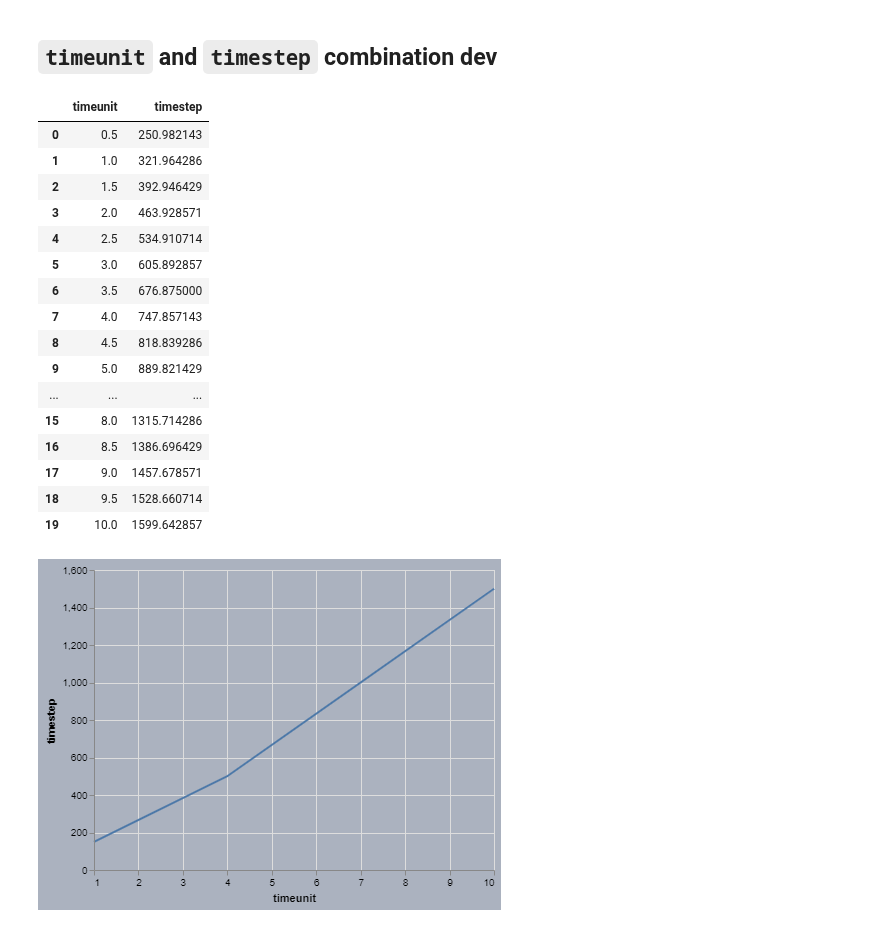
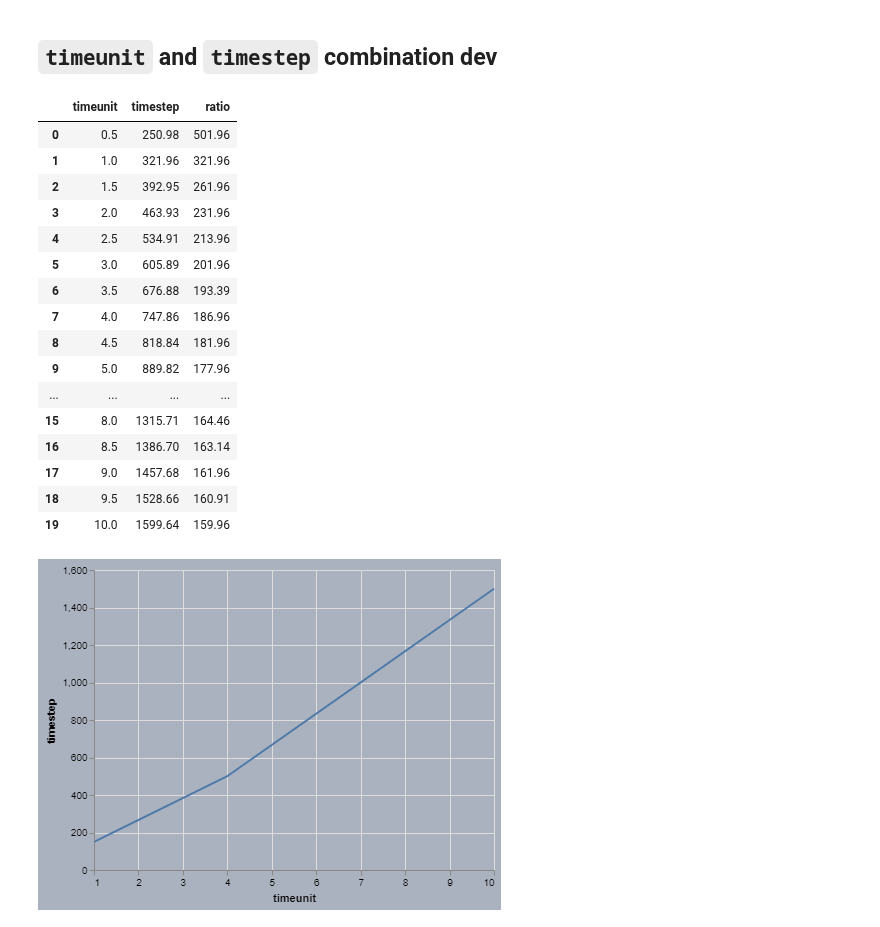
Before and after one commit to tjbergst/data-parsing, a Jupyter notebook: occupancy-prediction.ipynb, the cells around one changed output. Saved outputs shown, nothing was run; the diff lists cells and outputs as text; code cells hidden in the pictures.

Commit message:
updated dataframe with ratio column

```diff
--- a/occupancy-prediction.ipynb
+++ b/occupancy-prediction.ipynb
@@ -93,25 +93,25 @@ extrapolated_list = [
     for i in np.arange(0.5, 10.5, 0.5)
 ]
 # %%
-pd.DataFrame(extrapolated_list, columns=['timeunit','timestep'])
+pd.DataFrame(extrapolated_list, columns=['timeunit','timestep']).eval('ratio = timestep / timeunit').round(2)
 # %% [output]
-|  | timeunit | timestep |
-| 0 | 0.5 | 250.982143 |
-| 1 | 1.0 | 321.964286 |
-| 2 | 1.5 | 392.946429 |
-| 3 | 2.0 | 463.928571 |
-| 4 | 2.5 | 534.910714 |
-| 5 | 3.0 | 605.892857 |
-| 6 | 3.5 | 676.875000 |
-| 7 | 4.0 | 747.857143 |
-| 8 | 4.5 | 818.839286 |
-| 9 | 5.0 | 889.821429 |
-| ... | ... | ... |
-| 15 | 8.0 | 1315.714286 |
-| 16 | 8.5 | 1386.696429 |
-| 17 | 9.0 | 1457.678571 |
-| 18 | 9.5 | 1528.660714 |
-| 19 | 10.0 | 1599.642857 |
+|  | timeunit | timestep | ratio |
+| 0 | 0.5 | 250.98 | 501.96 |
+| 1 | 1.0 | 321.96 | 321.96 |
+| 2 | 1.5 | 392.95 | 261.96 |
+| 3 | 2.0 | 463.93 | 231.96 |
+| 4 | 2.5 | 534.91 | 213.96 |
+| 5 | 3.0 | 605.89 | 201.96 |
+| 6 | 3.5 | 676.88 | 193.39 |
+| 7 | 4.0 | 747.86 | 186.96 |
+| 8 | 4.5 | 818.84 | 181.96 |
+| 9 | 5.0 | 889.82 | 177.96 |
+| ... | ... | ... | ... |
+| 15 | 8.0 | 1315.71 | 164.46 |
+| 16 | 8.5 | 1386.70 | 163.14 |
+| 17 | 9.0 | 1457.68 | 161.96 |
+| 18 | 9.5 | 1528.66 | 160.91 |
+| 19 | 10.0 | 1599.64 | 159.96 |
 # %%
 alt.Chart(ratio_df).mark_line().encode(x='timeunit', y='timestep').configure(background='#abb2bf')
 # %% [output]
```
